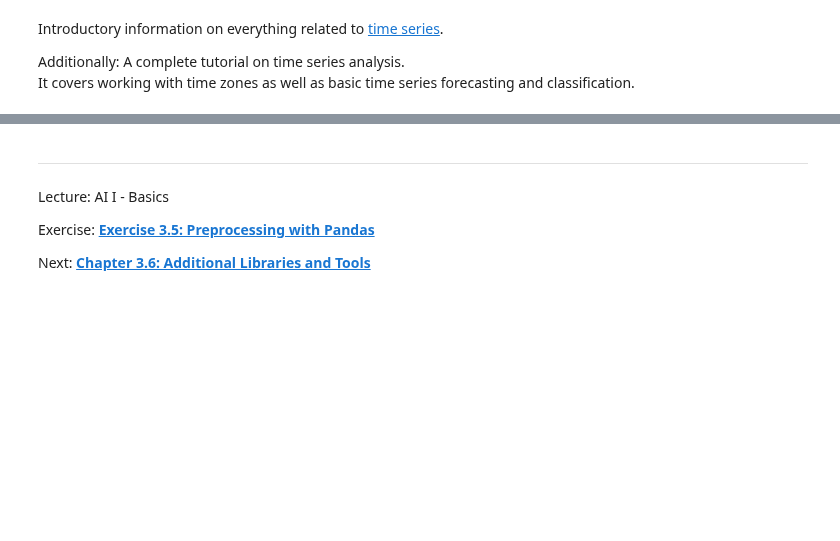
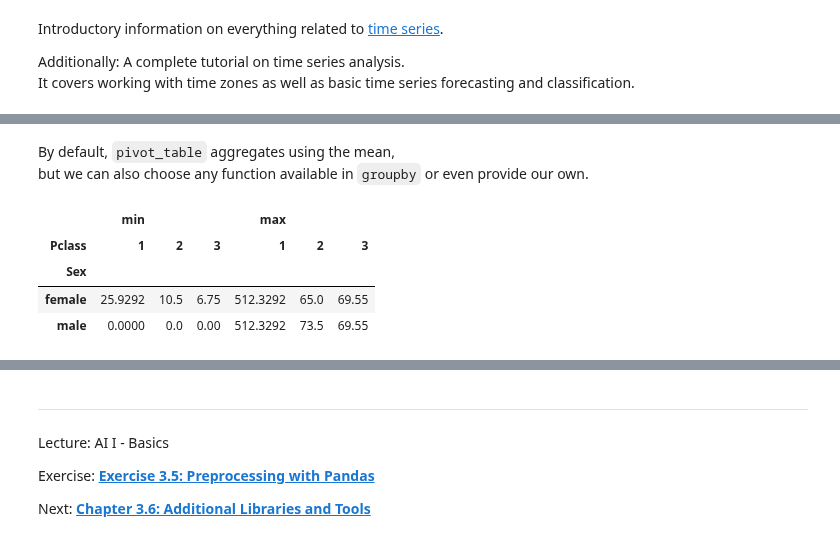
Before and after one commit to iLuckyW/lecture-ai-basics, a Jupyter notebook: chapter/03_data/05_preprocessing.ipynb, the cells around one changed output, grey strips where cells are left out. Saved outputs shown, nothing was run; the diff lists cells and outputs as text; code cells hidden in the pictures; blank space fills up the shorter version.

```diff
--- a/chapter/03_data/05_preprocessing.ipynb
+++ b/chapter/03_data/05_preprocessing.ipynb
@@ -1807,0 +1899,11 @@ It covers working with time zones as well as basic time series forecasting and c
+# %% [markdown]
+By default, `pivot_table` aggregates using the mean,
+but we can also choose any function available in `groupby` or even provide our own.
+# %%
+titanic.pivot_table(values='Fare', index='Sex', columns='Pclass', aggfunc=[min, max])
+# %% [output]
+|  | min |  |  | max |  |  |
+| Pclass | 1 | 2 | 3 | 1 | 2 | 3 |
+| Sex |  |  |  |  |  |  |
+| female | 25.9292 | 10.5 | 6.75 | 512.3292 | 65.0 | 69.55 |
+| male | 0.0000 | 0.0 | 0.00 | 512.3292 | 73.5 | 69.55 |
```
Also changed, not shown: parts of 16 cells of this notebook.
